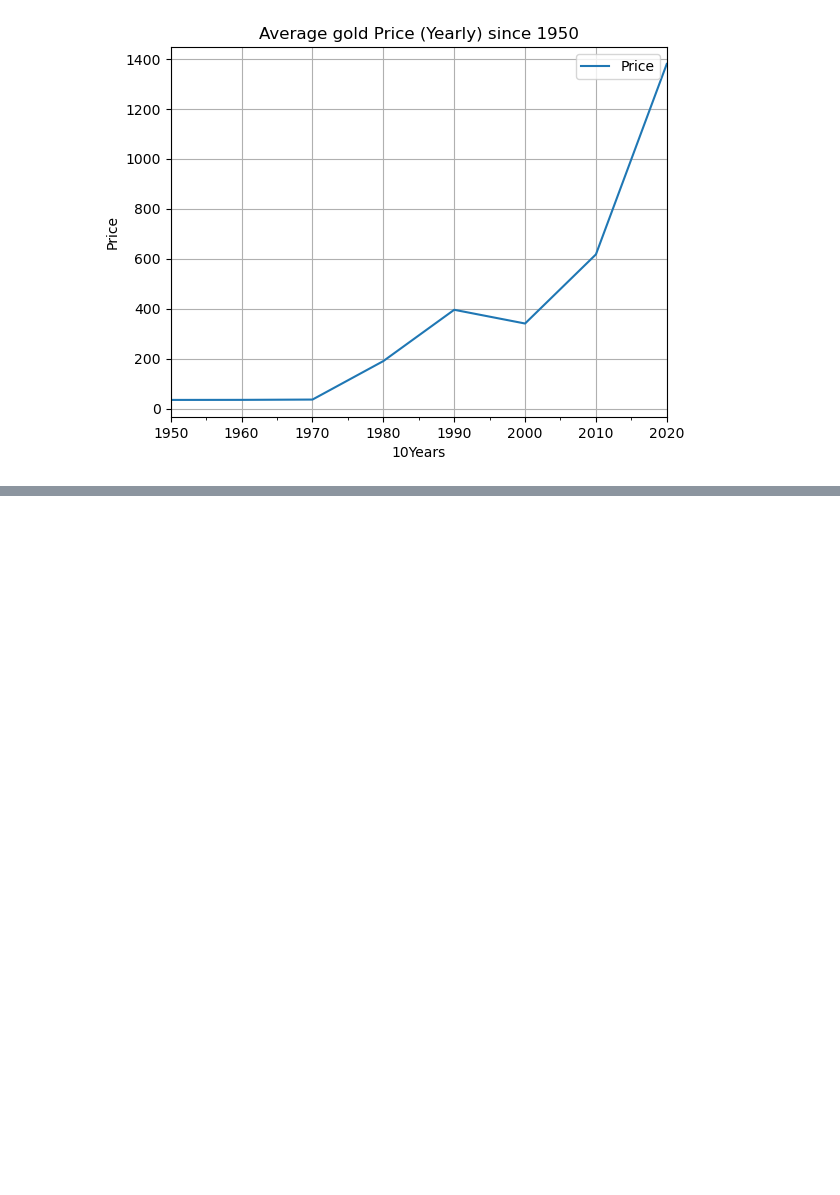
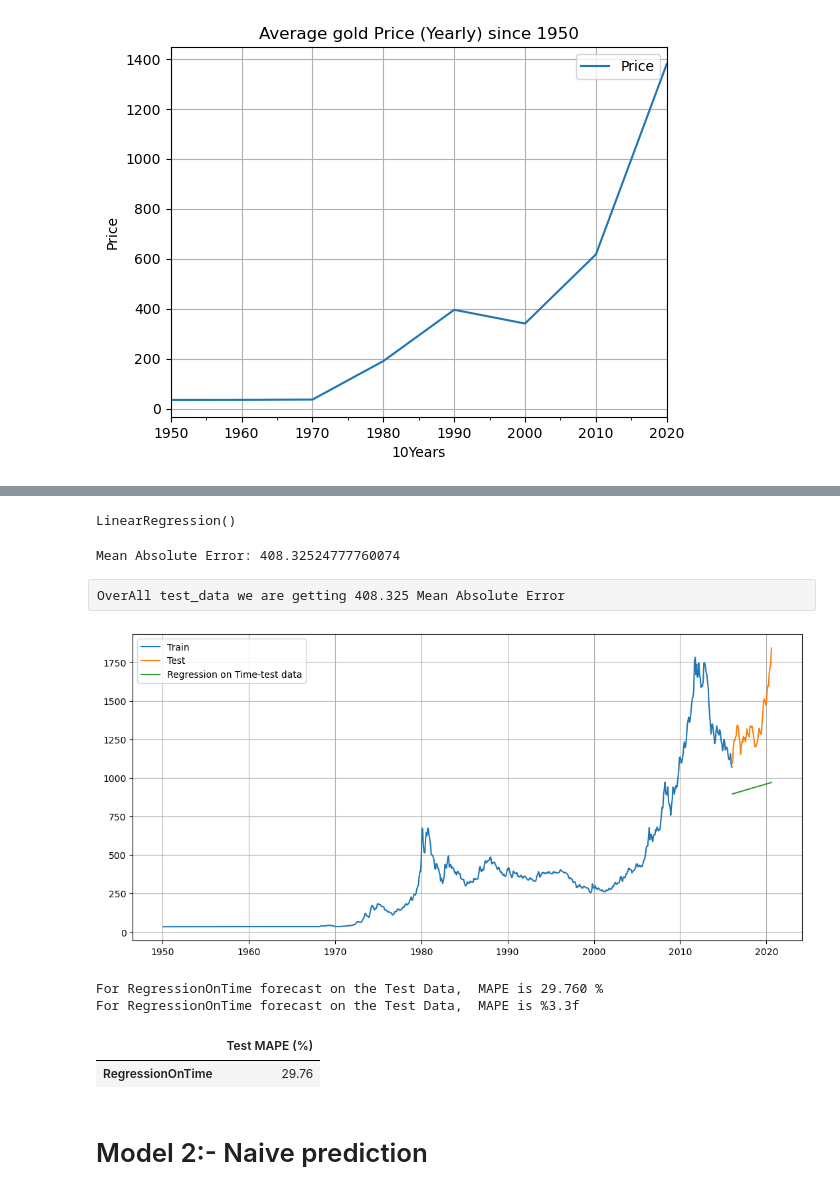
Before and after one commit to parthvichare/Gold-Price-Analysis, a Jupyter notebook: GOLD forecasting.ipynb, the cells around one changed output, grey strips where cells are left out. Drawn from its saved outputs; the diff is of its cells as text; code cells hidden in the pictures; blank space fills up the shorter version.

```diff
--- a/GOLD forecasting.ipynb
+++ b/GOLD forecasting.ipynb
@@ -204,0 +259,6 @@ Timestamp('2020-07-31 00:00:00')
+# %%
+LR_train=train.copy()
+LR_test = test.copy()
+# %%
+LR_train['time']=train_time
+LR_test['time']=test_time
@@ -204,0 +275,26 @@ Timestamp('2020-07-31 00:00:00')
+# %%
+lr=LinearRegression()
+lr.fit(LR_train[['time']],LR_train['Price'].values)
+# %% [output]
+LinearRegression()
+# %%
+from sklearn.metrics import mean_absolute_error
+# Assuming LR_test['Price'] is the actual values and LR_test['forecast'] is the predicted values
+mae = mean_absolute_error(LR_test['Price'], LR_test['forecast'])
+print(f'Mean Absolute Error: {mae}')
+# %% [output]
+Mean Absolute Error: 408.32524777760074
+# %% [raw]
+OverAll test_data we are getting 408.325 Mean Absolute Error
+# %%
+test_prediction_model1=lr.predict(LR_test[['time']])
+LR_test['forecast']=test_prediction_model1
+
+plt.figure(figsize=(13,6))
+plt.plot(train['Price'],label='Train')
+plt.plot(test['Price'],label='Test')
+plt.plot(LR_test['forecast'],label='Regression on Time-test data')
+plt.legend(loc='best')
+plt.grid()
+# %% [output]
+[figure, added]
@@ -204,0 +304,17 @@ Timestamp('2020-07-31 00:00:00')
+# %%
+#Get MAPE of the Model
+
+mape_model1_test=mape(test['Price'].values,test_prediction_model1)
+print("For RegressionOnTime forecast on the Test Data,  MAPE is %3.3f" %(mape_model1_test),"%")
+print("For RegressionOnTime forecast on the Test Data,  MAPE is %3.3f")
+# %% [output]
+For RegressionOnTime forecast on the Test Data,  MAPE is 29.760 %
+For RegressionOnTime forecast on the Test Data,  MAPE is %3.3f
+# %%
+results = pd.DataFrame({'Test MAPE (%)': [mape_model1_test]},index=['RegressionOnTime'])
+results
+# %% [output]
+|  | Test MAPE (%) |
+| RegressionOnTime | 29.76 |
+# %% [markdown]
+# Model 2:- Naive prediction
```
Also changed, not shown: parts of 71 cells of this notebook.
